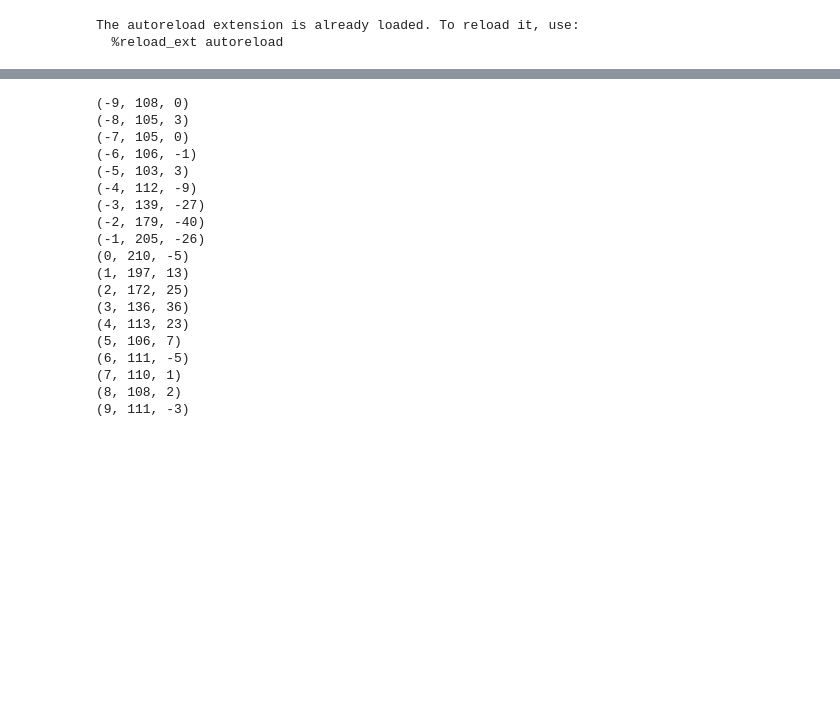
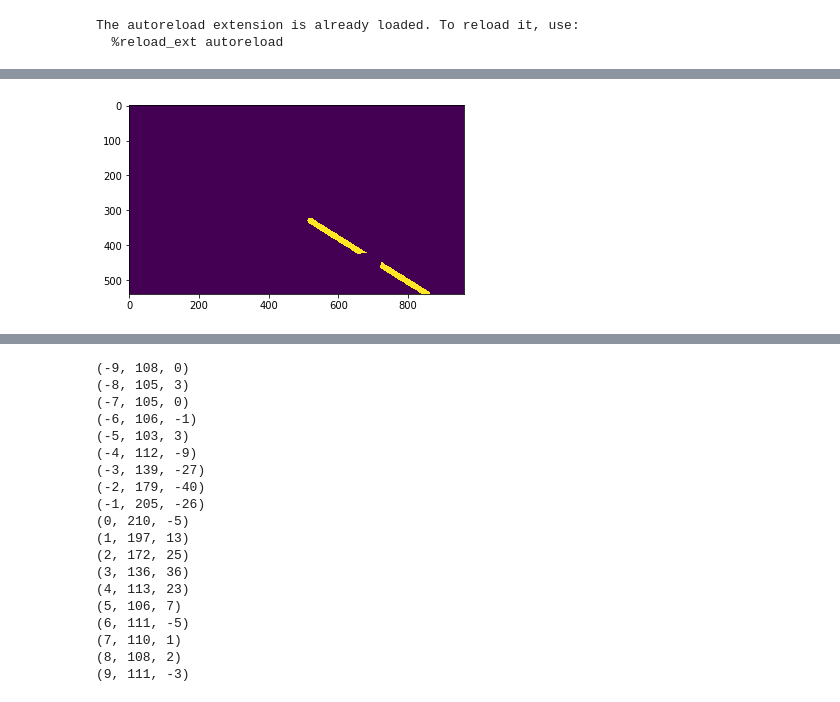
Before and after one commit to rohanraja/carLaneDetector_P1, a Jupyter notebook: DetectLanesCodeTester.ipynb, the cells around one changed output, grey strips where cells are left out. Saved outputs shown, nothing was run; the diff lists cells and outputs as text; code cells hidden in the pictures; blank space fills up the shorter version.

```diff
--- a/DetectLanesCodeTester.ipynb
+++ b/DetectLanesCodeTester.ipynb
@@ -113,0 +266,9 @@ showimg(outImg)
+# %%
+x1 = 680 - 15
+y1 = 450
+x2 = 680 + 15
+y2 = 450
+cv2.line(linedImg, (x1, y1) , (x2,y2), color = 0, thickness=51)
+showimg(linedImg)
+# %% [output]
+[figure, added]
```
Also changed, not shown: parts of 16 cells of this notebook, 7 other files.
